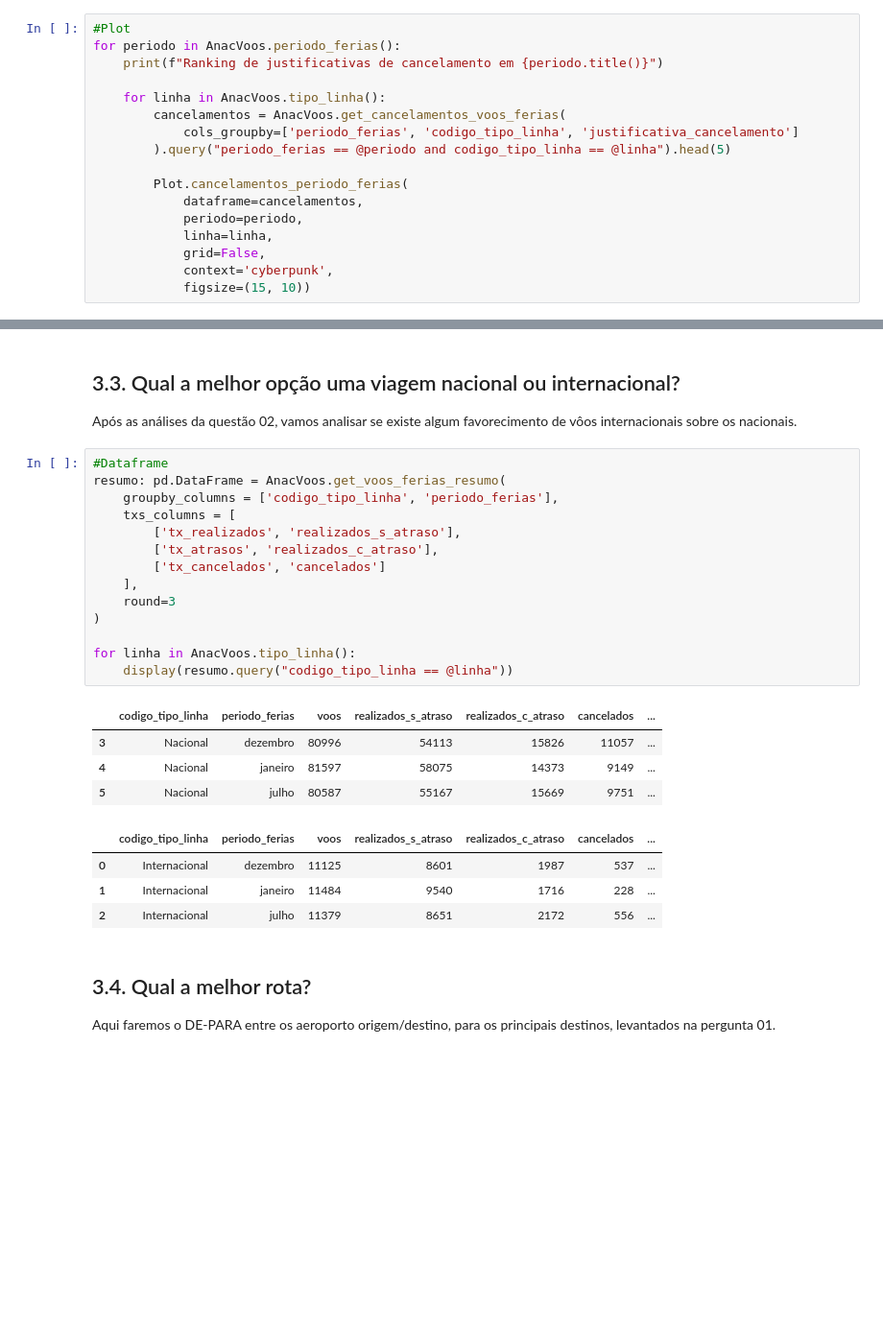
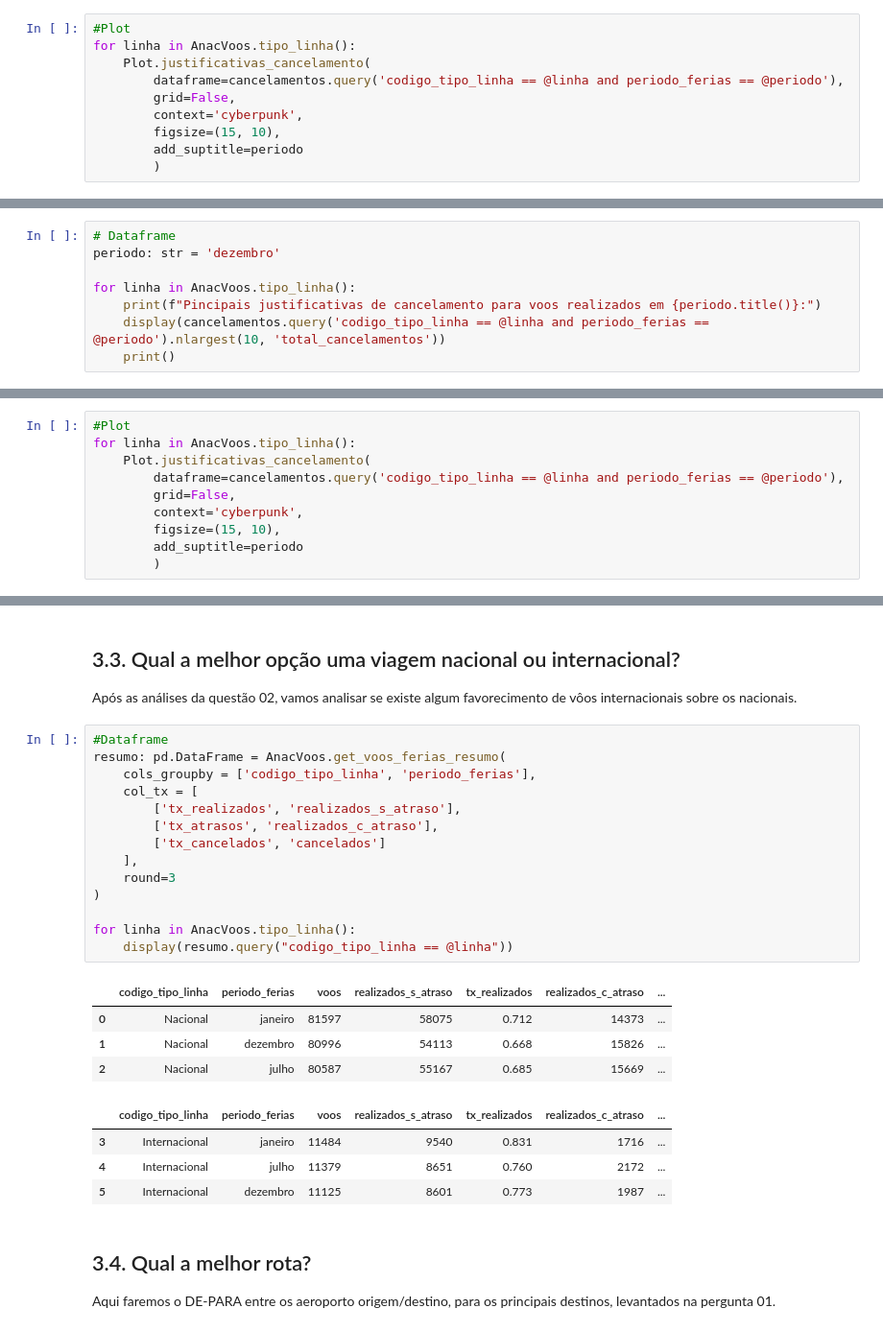
Before and after one commit to rderoncio/a3_bigdata_analisedados, a Jupyter notebook: A3/anac_análise_exploratória.ipynb, the cells around one changed output, grey strips where cells are left out. Shown at 96% size. Drawn from its saved outputs; the diff is of its cells as text; blank space fills up the shorter version.

```diff
--- a/A3/anac_análise_exploratória.ipynb
+++ b/A3/anac_análise_exploratória.ipynb
@@ -718,18 +835,11 @@ Ranking de justificativas de atraso em Dezembro
 # %%
 #Plot
-for periodo in AnacVoos.periodo_ferias():
-    print(f"Ranking de justificativas de cancelamento em {periodo.title()}")
-
-    for linha in AnacVoos.tipo_linha():
-        cancelamentos = AnacVoos.get_cancelamentos_voos_ferias(
-            cols_groupby=['periodo_ferias', 'codigo_tipo_linha', 'justificativa_cancelamento']
-        ).query("periodo_ferias == @periodo and codigo_tipo_linha == @linha").head(5)
-
-        Plot.cancelamentos_periodo_ferias(
-            dataframe=cancelamentos,
-            periodo=periodo,
-            linha=linha,
-            grid=False,
-            context='cyberpunk',
-            figsize=(15, 10))
+for linha in AnacVoos.tipo_linha():
+    Plot.justificativas_cancelamento(
+        dataframe=cancelamentos.query('codigo_tipo_linha == @linha and periodo_ferias == @periodo'),
+        grid=False,
+        context='cyberpunk',
+        figsize=(15, 10),
+        add_suptitle=periodo
+        )
 # %% [output]
@@ -744,0 +850,8 @@ Ranking de justificativas de cancelamento em Dezembro
+# %%
+# Dataframe
+periodo: str = 'dezembro'
+
+for linha in AnacVoos.tipo_linha():
+    print(f"Pincipais justificativas de cancelamento para voos realizados em {periodo.title()}:")
+    display(cancelamentos.query('codigo_tipo_linha == @linha and periodo_ferias == @periodo').nlargest(10, 'total_cancelamentos'))
+    print()
@@ -744,0 +874,10 @@ Ranking de justificativas de cancelamento em Dezembro
+# %%
+#Plot
+for linha in AnacVoos.tipo_linha():
+    Plot.justificativas_cancelamento(
+        dataframe=cancelamentos.query('codigo_tipo_linha == @linha and periodo_ferias == @periodo'),
+        grid=False,
+        context='cyberpunk',
+        figsize=(15, 10),
+        add_suptitle=periodo
+        )
@@ -748,26 +890,26 @@ Após as análises da questão 02, vamos analisar se existe algum favorecimento
 # %%
 #Dataframe
 resumo: pd.DataFrame = AnacVoos.get_voos_ferias_resumo(
-    groupby_columns = ['codigo_tipo_linha', 'periodo_ferias'],
-    txs_columns = [
+    cols_groupby = ['codigo_tipo_linha', 'periodo_ferias'],
+    col_tx = [
         ['tx_realizados', 'realizados_s_atraso'],
         ['tx_atrasos', 'realizados_c_atraso'],
         ['tx_cancelados', 'cancelados']
     ],
     round=3
 )
 
 for linha in AnacVoos.tipo_linha():
     display(resumo.query("codigo_tipo_linha == @linha"))
 # %% [output]
-|  | codigo_tipo_linha | periodo_ferias | voos | realizados_s_atraso | realizados_c_atraso | cancelados | ... |
-| 3 | Nacional | dezembro | 80996 | 54113 | 15826 | 11057 | ... |
-| 4 | Nacional | janeiro | 81597 | 58075 | 14373 | 9149 | ... |
-| 5 | Nacional | julho | 80587 | 55167 | 15669 | 9751 | ... |
+|  | codigo_tipo_linha | periodo_ferias | voos | realizados_s_atraso | tx_realizados | realizados_c_atraso | ... |
+| 0 | Nacional | janeiro | 81597 | 58075 | 0.712 | 14373 | ... |
+| 1 | Nacional | dezembro | 80996 | 54113 | 0.668 | 15826 | ... |
+| 2 | Nacional | julho | 80587 | 55167 | 0.685 | 15669 | ... |
-|  | codigo_tipo_linha | periodo_ferias | voos | realizados_s_atraso | realizados_c_atraso | cancelados | ... |
-| 0 | Internacional | dezembro | 11125 | 8601 | 1987 | 537 | ... |
-| 1 | Internacional | janeiro | 11484 | 9540 | 1716 | 228 | ... |
-| 2 | Internacional | julho | 11379 | 8651 | 2172 | 556 | ... |
+|  | codigo_tipo_linha | periodo_ferias | voos | realizados_s_atraso | tx_realizados | realizados_c_atraso | ... |
+| 3 | Internacional | janeiro | 11484 | 9540 | 0.831 | 1716 | ... |
+| 4 | Internacional | julho | 11379 | 8651 | 0.760 | 2172 | ... |
+| 5 | Internacional | dezembro | 11125 | 8601 | 0.773 | 1987 | ... |
 # %% [markdown]
 ## 3.4. Qual a melhor rota?
 Aqui faremos o DE-PARA entre os  aeroporto origem/destino, para os principais destinos, levantados na pergunta 01.
```
Also changed, not shown: parts of 28 cells of this notebook, 1 other file.
